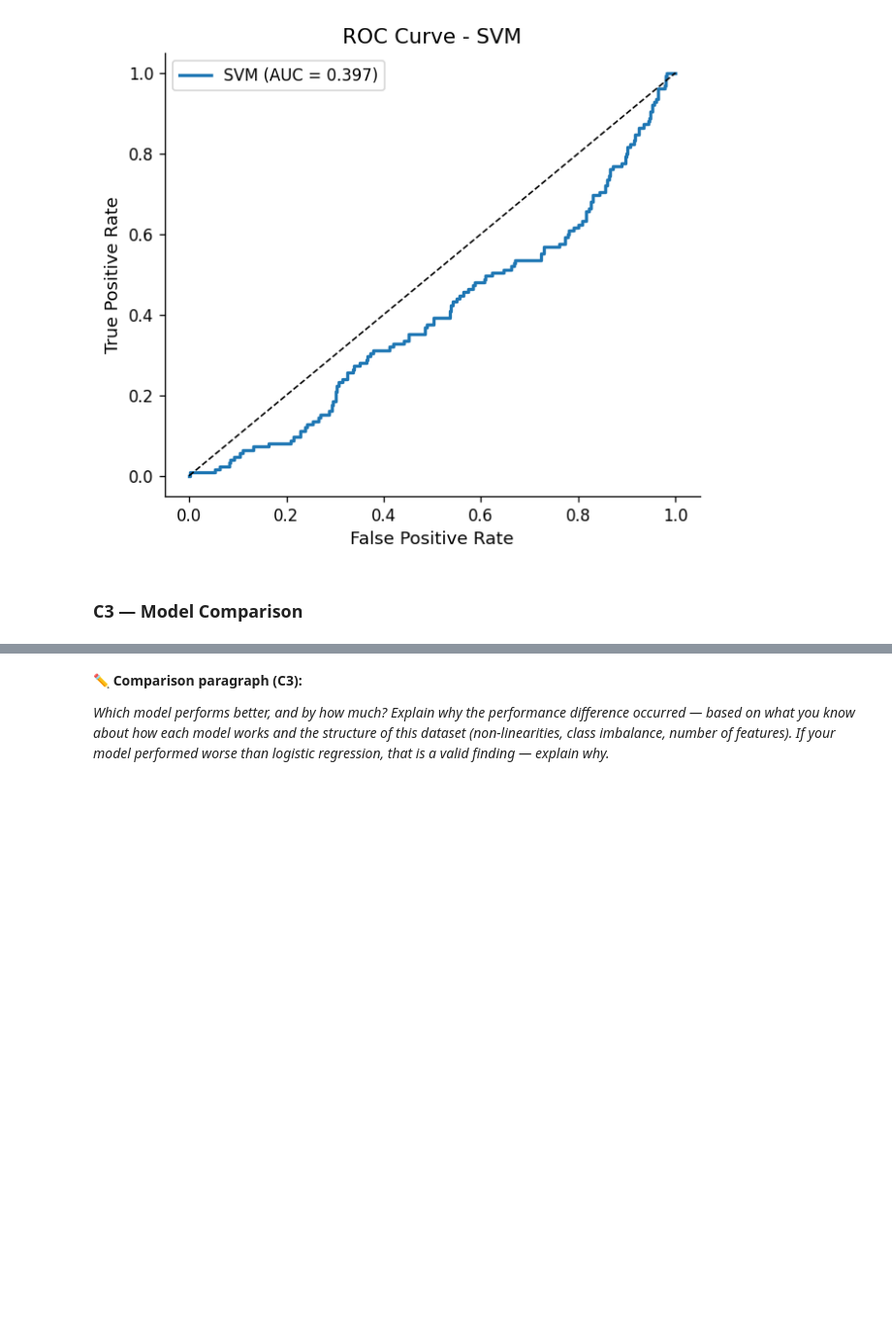
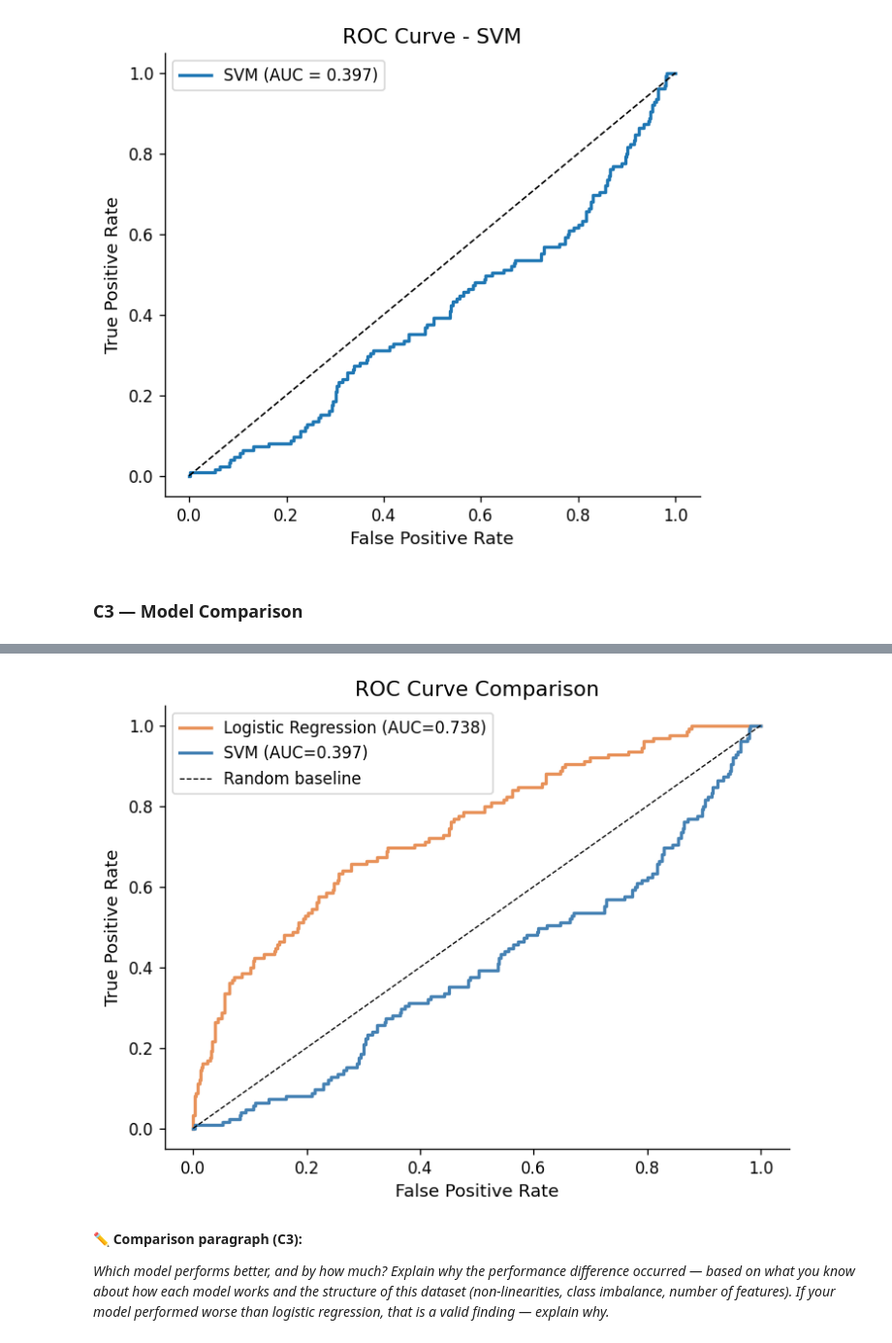
Before and after one commit to zlwym/IAT461_Assignment02, a Jupyter notebook: iat461_a2_scaffold_empty.ipynb, the cells around one changed output, grey strips where cells are left out. Shown at 97% size. Saved outputs shown, nothing was run; the diff lists cells and outputs as text; code cells hidden in the pictures; blank space fills up the shorter version.

```diff
--- a/iat461_a2_scaffold_empty.ipynb
+++ b/iat461_a2_scaffold_empty.ipynb
@@ -1153,15 +1182,40 @@ plt.show()
 # %%
 # YOUR CODE HERE
 # Dual ROC curve plot
-# fig, ax = plt.subplots(figsize=(7, 5))
-# ax.plot(fpr_lr, tpr_lr, color=ACCENT, lw=2, label=f'Logistic Regression (AUC={auc_lr:.3f})')
-# ax.plot(fpr_c, tpr_c, color='steelblue', lw=2, label=f'YOUR MODEL (AUC={auc_c:.3f})')
-# ax.plot([0,1],[0,1], 'k--', lw=0.8, label='Random baseline')
-# ax.set_xlabel('False Positive Rate')
-# ax.set_ylabel('True Positive Rate')
-# ax.set_title('ROC Curve Comparison')
-# ax.legend()
-# plt.show()
+
+fig, ax = plt.subplots(figsize=(7, 5))
+
+ax.plot(
+    fpr_lr,
+    tpr_lr,
+    color=ACCENT,
+    lw=2,
+    label=f'Logistic Regression (AUC={auc_lr:.3f})'
+    )
+
+ax.plot(
+    fpr_c,
+    tpr_c,
+    color='steelblue',
+    lw=2,
+    label=f'SVM (AUC={auc_c:.3f})'
+    )
+
+ax.plot(
+    [0,1],
+    [0,1], 'k--',
+    lw=0.8,
+    label='Random baseline'
+    )
+
+ax.set_xlabel('False Positive Rate')
+ax.set_ylabel('True Positive Rate')
+ax.set_title('ROC Curve Comparison')
+
+ax.legend()
+plt.show()
+# %% [output]
+[figure, added]
 # %% [markdown]
 **✏️ Comparison paragraph (C3):**
 
```
Also changed, not shown: parts of 9 cells of this notebook.
